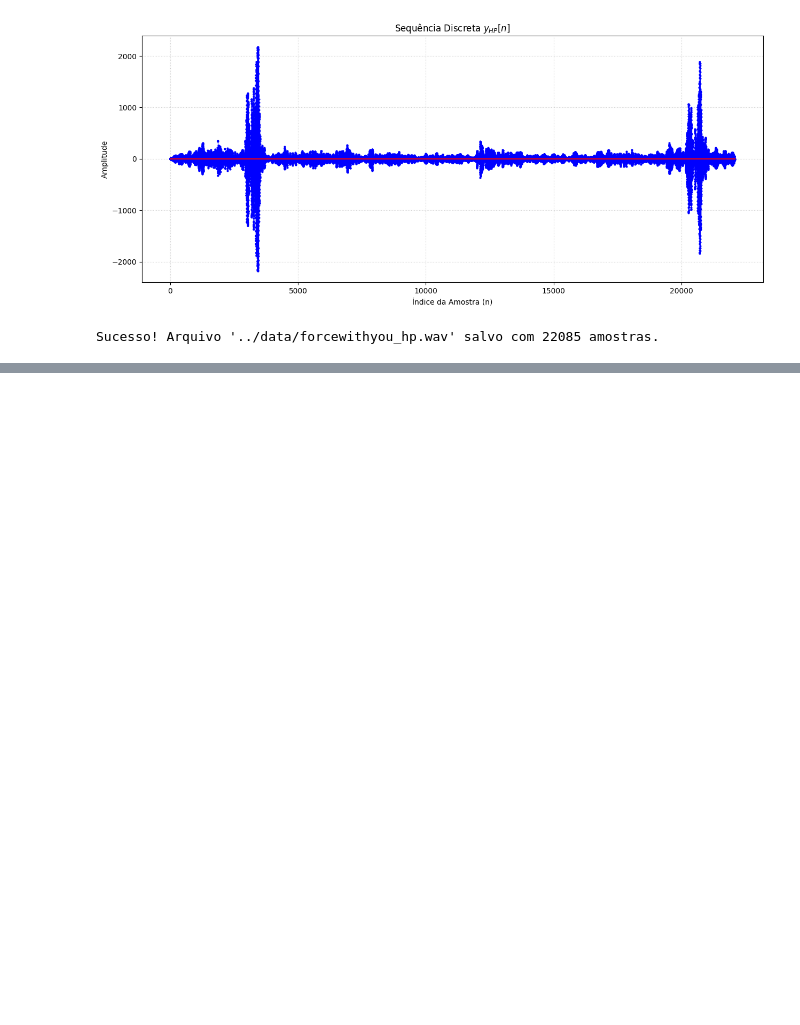
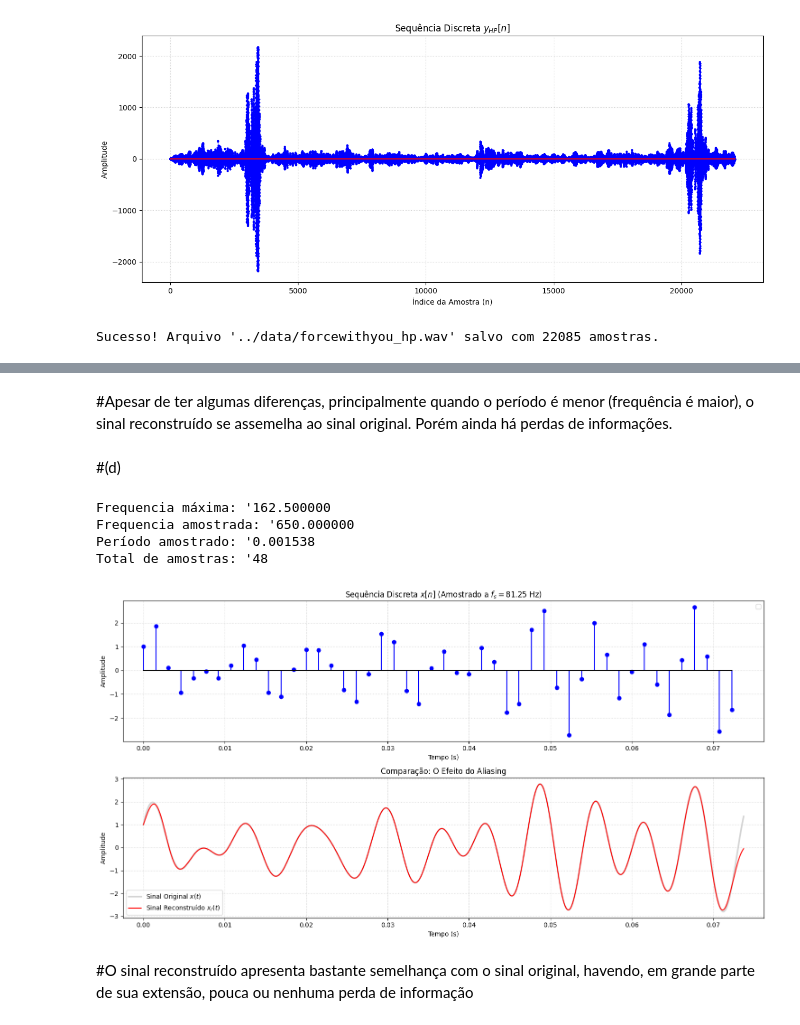
Before and after one commit to DaniDanyDani/CEL100-UFJF, a Jupyter notebook: src/Trabalho1.ipynb, the cells around one changed output, grey strips where cells are left out. Saved outputs shown, nothing was run; the diff lists cells and outputs as text; code cells hidden in the pictures; blank space fills up the shorter version.

```diff
--- a/src/Trabalho1.ipynb
+++ b/src/Trabalho1.ipynb
@@ -171,0 +319,58 @@ Sucesso! Arquivo '../data/forcewithyou_hp.wav' salvo com 22085 amostras.
+# %% [markdown]
+#Apesar de ter algumas diferenças, principalmente quando o período é menor (frequência é maior), o sinal reconstruído se assemelha ao sinal original. Porém ainda há perdas de informações.
+# %% [markdown]
+#(d)
+# %%
+f_max = 325 / 2
+f_s = f_max * 4
+T_s = 1 / f_s
+
+print(f"Frequencia máxima: '{f_max:6f}")
+print(f"Frequencia amostrada: '{f_s:6f}")
+print(f"Período amostrado: '{T_s:6f}")
+
+
+n = np.arange(0, int(t_final / T_s) + 1)
+print(f"Total de amostras: '{n.size}")
+t_n = n * T_s
+
+
+x_n = np.sin(300 * np.pi * t_n) + np.cos(325 * np.pi * t_n) + np.sin(217 * np.pi * t_n)
+
+x_r = np.zeros_like(t)
+for i, t_amostra in enumerate(t_n):
+    x_r += x_n[i] * np.sinc(f_s * (t - t_amostra))
+
+plt.figure(figsize=(15, 8))
+
+
+plt.subplot(2, 1, 1)
+# plt.plot(t, x_t, color='lightgray', alpha=0.5, label='Sinal x(t) invisível ao computador')
+plt.stem(t_n, x_n, linefmt='b-', markerfmt='bo', basefmt='k-')
+plt.xlim(-0.0025, t_final+0.0025)
+plt.title("Sequência Discreta $x[n]$ (Amostrado a $f_s = 81.25$ Hz)")
+plt.xlabel("Tempo (s)")
+plt.ylabel("Amplitude")
+plt.legend()
+plt.grid(True, linestyle=':', alpha=0.7)
+
+plt.subplot(2, 1, 2)
+plt.plot(t, x_t, color='lightgray', linewidth=2.5, label='Sinal Original $x(t)$')
+plt.plot(t, x_r, color='red', linestyle='-', linewidth=1.5, label='Sinal Reconstruído $x_r(t)$')
+plt.xlim(-0.0025, t_final+0.0025)
+plt.title("Comparação: O Efeito do Aliasing")
+plt.xlabel("Tempo (s)")
+plt.ylabel("Amplitude")
+plt.legend()
+plt.grid(True, linestyle=':', alpha=0.7)
+
+plt.tight_layout()
+plt.show()
+# %% [output]
+Frequencia máxima: '162.500000
+Frequencia amostrada: '650.000000
+Período amostrado: '0.001538
+Total de amostras: '48
+[figure, added]
+# %% [markdown]
+#O sinal reconstruído apresenta bastante semelhança com o sinal original, havendo, em grande parte de sua extensão, pouca ou nenhuma perda de informação
```
Also changed, not shown: parts of 8 cells of this notebook.
